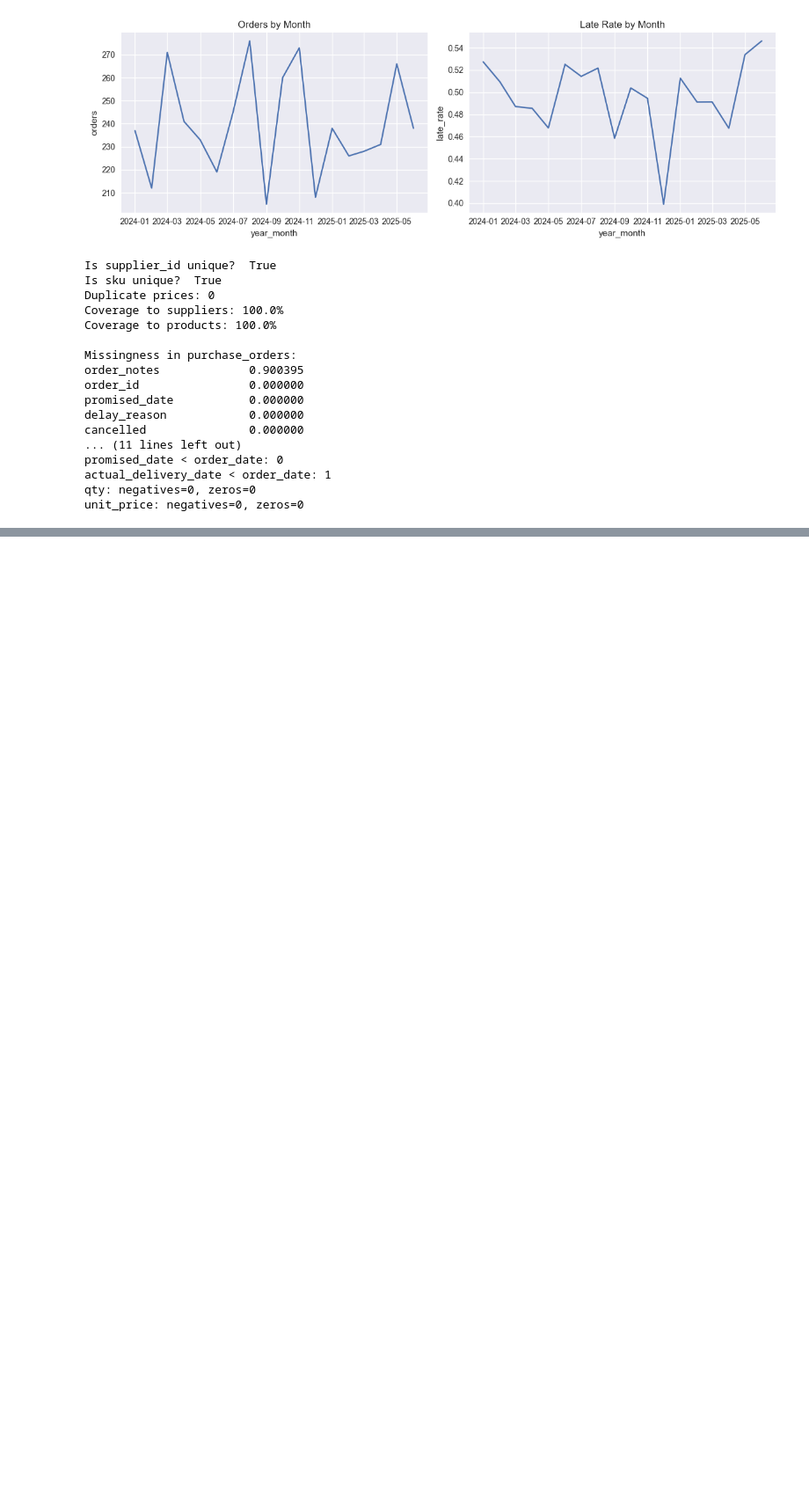
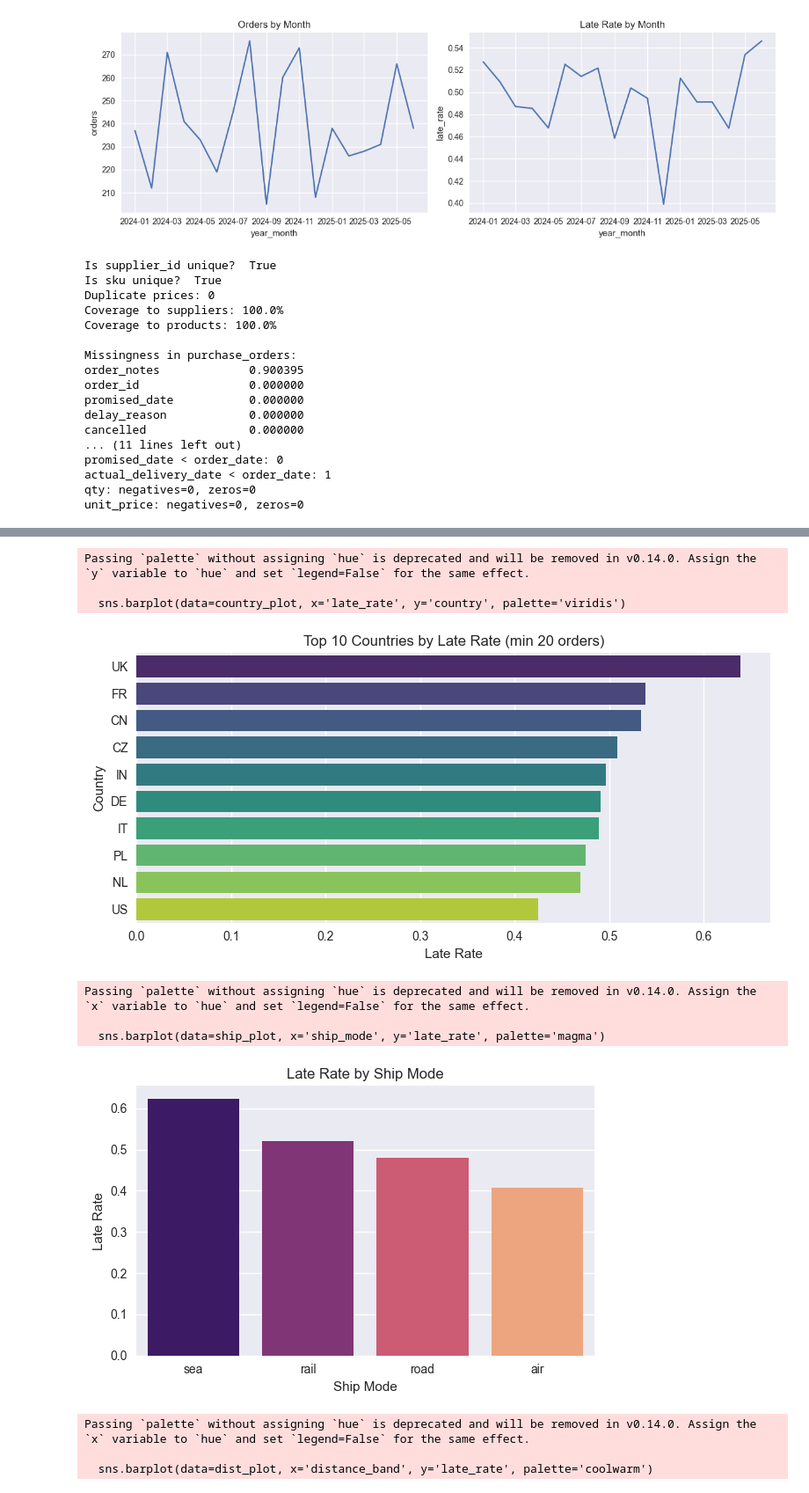
Before and after one commit to Karim-shamel/ds_takehome_KarimMorsy, a Jupyter notebook: notebooks/EDA.ipynb, the cells around one changed output, grey strips where cells are left out. Shown: that part at 88% size. Drawn from its saved outputs; the diff is of its cells as text; code cells hidden in the pictures; blank space fills up the shorter version.

Commit message:
Descriptive figures for EDA

```diff
--- a/notebooks/EDA.ipynb
+++ b/notebooks/EDA.ipynb
@@ -165,0 +167,58 @@ if 'distance_km' in val.columns:
+# %%
+if 'country' in val.columns:
+    country_plot = (val.groupby('country')
+                    .agg(orders=('order_id','count'), late_rate=('late_delivery','mean'))
+                    .reset_index().query("orders >= 20")
+                    .sort_values('late_rate', ascending=False).head(10))
+    plt.figure(figsize=(8,4))
+    sns.barplot(data=country_plot, x='late_rate', y='country', palette='viridis')
+    plt.title('Top 10 Countries by Late Rate (min 20 orders)')
+    plt.xlabel('Late Rate'); plt.ylabel('Country')
+    plt.tight_layout()
+    plt.show()
+
+if 'ship_mode' in val.columns:
+    ship_plot = (val.groupby('ship_mode')
+                 .agg(orders=('order_id','count'), late_rate=('late_delivery','mean'))
+                 .reset_index().sort_values('late_rate', ascending=False))
+    plt.figure(figsize=(6,4))
+    sns.barplot(data=ship_plot, x='ship_mode', y='late_rate', palette='magma')
+    plt.title('Late Rate by Ship Mode')
+    plt.ylabel('Late Rate'); plt.xlabel('Ship Mode')
+    plt.tight_layout()
+    plt.show()
+
+if 'distance_band' in val.columns:
+    dist_plot = dist_slice.dropna(subset=['late_rate'])
+    plt.figure(figsize=(6,4))
+    sns.barplot(data=dist_plot, x='distance_band', y='late_rate', palette='coolwarm')
+    plt.title('Late Rate by Distance Band')
+    plt.ylabel('Late Rate'); plt.xlabel('Distance Band')
+    plt.tight_layout()
+    plt.show()
+
+
+delivered = val[val['actual_delivery_date'].notna()].copy()
+delivered['delay_days'] = (delivered['actual_delivery_date'] - delivered['promised_date']).dt.days
+
+plt.figure(figsize=(8,5))
+sns.histplot(delivered['delay_days'], bins=40, kde=True, color='steelblue')
+plt.axvline(0, color='red', linestyle='--', label='On-time threshold')
+plt.title('Distribution of Delivery Delays (days)')
+plt.xlabel('Delay days (actual - promised)')
+plt.ylabel('Number of Orders')
+plt.legend()
+plt.tight_layout()
+plt.show()
+# %% [output]
+Passing `palette` without assigning `hue` is deprecated and will be removed in v0.14.0. Assign the `y` variable to `hue` and set `legend=False` for the same effect.
+
+  sns.barplot(data=country_plot, x='late_rate', y='country', palette='viridis')
+[figure, added]
+Passing `palette` without assigning `hue` is deprecated and will be removed in v0.14.0. Assign the `x` variable to `hue` and set `legend=False` for the same effect.
+
+  sns.barplot(data=ship_plot, x='ship_mode', y='late_rate', palette='magma')
+[figure, added]
+Passing `palette` without assigning `hue` is deprecated and will be removed in v0.14.0. Assign the `x` variable to `hue` and set `legend=False` for the same effect.
+
+  sns.barplot(data=dist_plot, x='distance_band', y='late_rate', palette='coolwarm')
```
Also changed, not shown: parts of 2 cells of this notebook.
